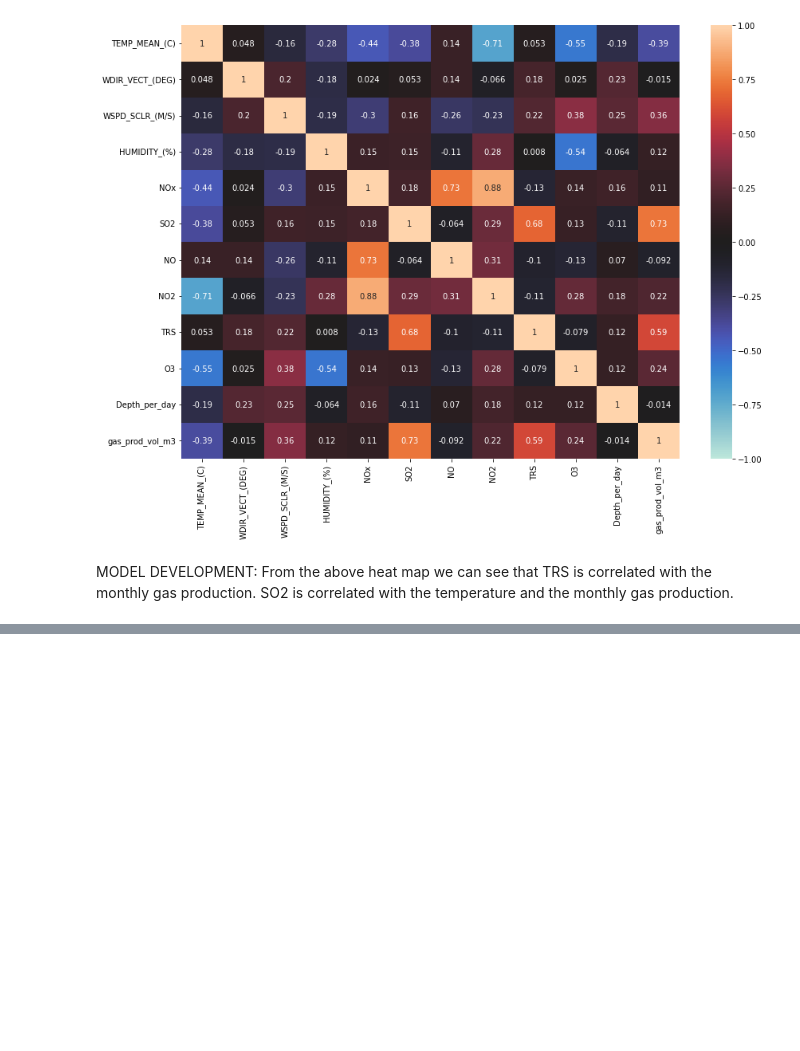
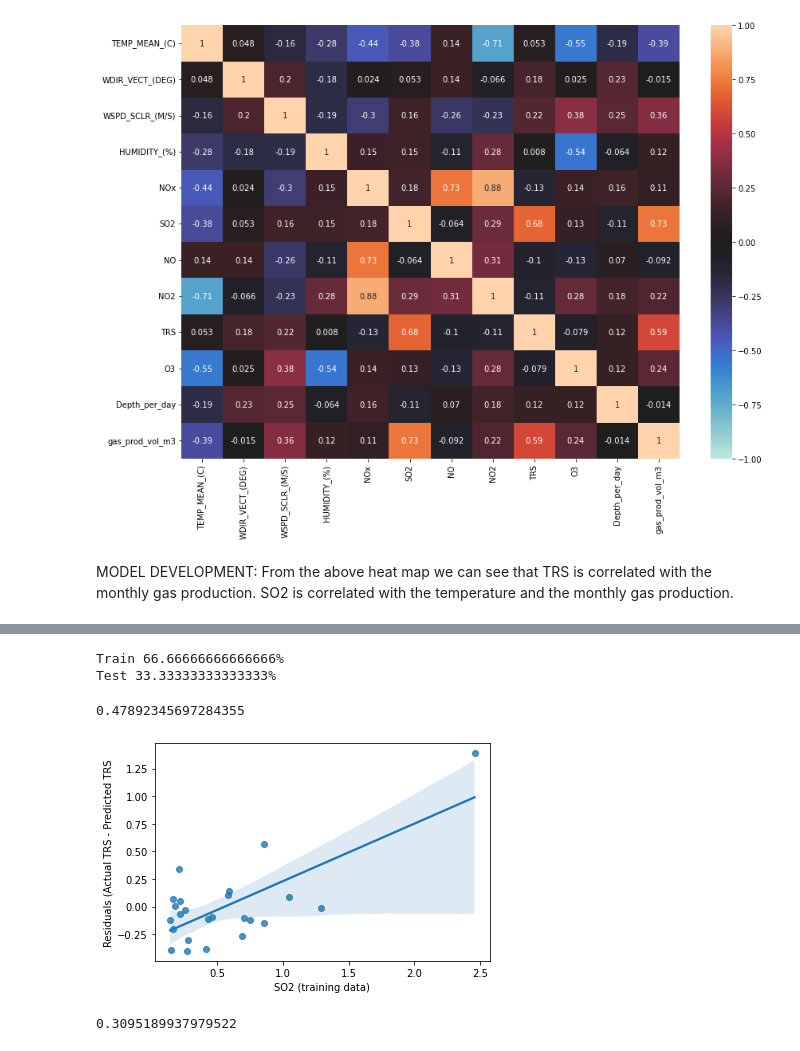
Before and after one commit to mirandadoris/CIV1498_Project2_Pythoneers, a Jupyter notebook: 2-Analysis/Weather_AQ_UOG_Analysis.ipynb, the cells around one changed output, grey strips where cells are left out. Drawn from its saved outputs; the diff is of its cells as text; code cells hidden in the pictures; blank space fills up the shorter version.

```diff
--- a/2-Analysis/Weather_AQ_UOG_Analysis.ipynb
+++ b/2-Analysis/Weather_AQ_UOG_Analysis.ipynb
@@ -165,0 +182,50 @@ print(r2_score(y_test, y_fitted))
+# %%
+# model for TRS
+X =  AQ_weather_drilling_prod_monthly.filter(['TEMP_MEAN_(C)', 'gas_prod_vol_m3'], axis=1)
+y = AQ_weather_drilling_prod_monthly.filter(['TRS'], axis=1)
+
+# Split the data into a training and a testing set
+from sklearn.model_selection import train_test_split
+
+X_train, X_test, y_train, y_test = train_test_split(X, y, test_size=0.33, random_state=0)
+
+print('Train {}%'.format(X_train.shape[0] / AQ_weather_drilling_prod_monthly.shape[0] * 100))
+print('Test {}%'.format(X_test.shape[0] / AQ_weather_drilling_prod_monthly.shape[0] * 100))
+# %% [output]
+Train 66.66666666666666%
+Test 33.33333333333333%
+# %%
+from sklearn.linear_model import LinearRegression
+from sklearn import linear_model as lm
+
+# create a LinearRegression object and name it linear_model
+linear_model = lm.LinearRegression(fit_intercept=True)
+
+# fit model
+linear_model.fit(X_train, y_train)
+
+# predict training data y
+y_fitted = linear_model.predict(X_train)
+# %%
+from sklearn.metrics import r2_score
+
+print(r2_score(y_train, y_fitted))
+# %% [output]
+0.47892345697284355
+# %%
+# plot the residuals
+residuals = y_train - y_fitted
+ax = sns.regplot(x=y_train, y=residuals['TRS'])
+ax.set_xlabel('SO2 (training data)')
+ax.set_ylabel('Residuals (Actual TRS - Predicted TRS')
+
+plt.show()
+# %% [output]
+[figure, added]
+# %%
+# test data
+y_fitted = linear_model.predict(X_test)
+
+print(r2_score(y_test, y_fitted))
+# %% [output]
+0.3095189937979522
```
Also changed, not shown: parts of 7 cells of this notebook.
